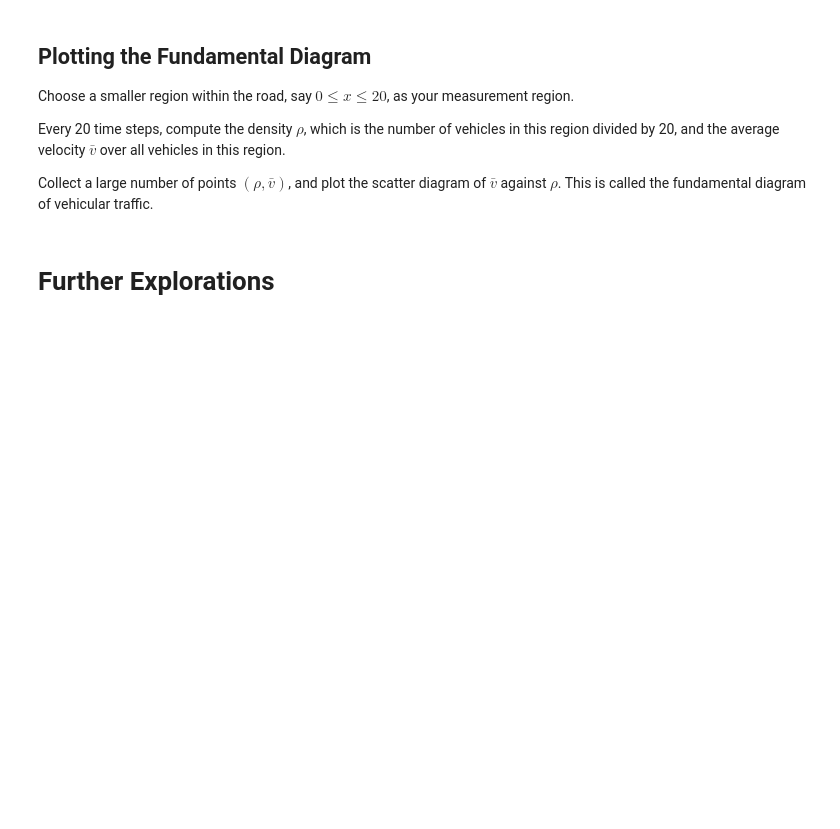
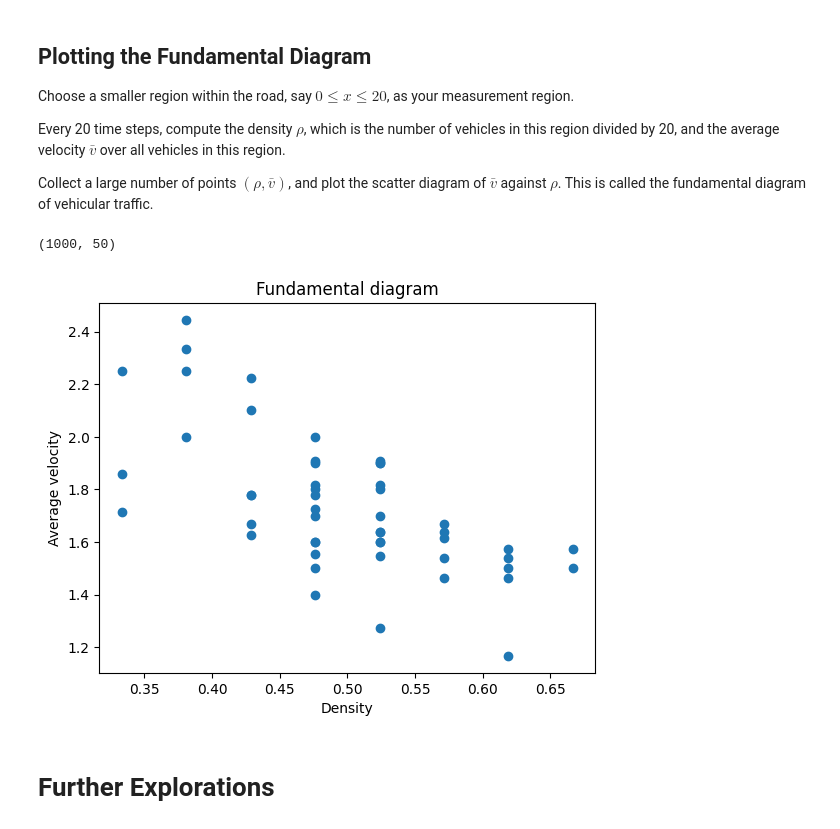
Before and after one commit to PunnawatSiri/Complexity_Science_Course, a Jupyter notebook: NagelSchreckenbergModel.ipynb, the cells around one changed output. Saved outputs shown, nothing was run; the diff lists cells and outputs as text; code cells hidden in the pictures; blank space fills up the shorter version.

```diff
--- a/NagelSchreckenbergModel.ipynb
+++ b/NagelSchreckenbergModel.ipynb
@@ -289,6 +398,52 @@ Choose a smaller region within the road, say $0 \leq x \leq 20$, as your measure
 Every 20 time steps, compute the density $\rho$, which is the number of vehicles in this region divided by 20, and the average velocity $\bar{v}$ over all vehicles in this region.
 
 Collect a large number of points $(\rho, \bar{v})$, and plot the scatter diagram of $\bar{v}$ against $\rho$. This is called the fundamental diagram of vehicular traffic.
+# %%
+class FundamentalDiagram:
+    #inherit traffic from Simulation
+    def __init__(self,traffic,roi,monitor_time):
+        '''
+        traffic: traffic array
+        roi: region of interest
+        monitor_time: time interval to monitor the traffic
+        '''
+        self.traffic = traffic
+        if self.traffic.shape[1] < roi[1]:
+            raise ValueError(f'The region of interest is larger than the road: {traffic.shape[1]}')
+        self.roi = roi
+        if self.traffic.shape[0] < monitor_time:
+            raise ValueError(f'The monitor time is longer than the simulation time: {traffic.shape[0]}')
+        self.monitor_time = monitor_time
+
+    def calculate(self):
+        i = 0
+        self.density = np.zeros(self.traffic.shape[0]//self.monitor_time)
+        self.avg_velocity = np.zeros(self.traffic.shape[0]//self.monitor_time)
+        for t in range(self.traffic.shape[0]):
+            if t%self.monitor_time == 0:
+                self.density[i] = np.count_nonzero(self.traffic[t-1][self.roi[0]:self.roi[-1]+1])/(self.roi[-1]-self.roi[0]+1)
+                self.avg_velocity[i] = np.mean(self.traffic[t][np.nonzero(self.traffic[t][self.roi[0]:self.roi[-1]+1])])
+                i += 1
+
+    def show(self):
+        plt.scatter(self.density, self.avg_velocity)
+        plt.xlabel('Density')
+        plt.ylabel('Average velocity')
+        plt.title('Fundamental diagram')
+        plt.show()
+# %%
+sim = Simulation(50,25,2,1000)
+sim.simulate()
+traffic = sim.traffic
+traffic.shape
+# %% [output]
+(1000, 50)
+# %%
+FD = FundamentalDiagram(traffic,[0,20],20)
+FD.calculate()
+FD.show()
+# %% [output]
+[figure, added]
 # %% [markdown]
 # Further Explorations
 # %% [markdown]
```
Also changed, not shown: parts of 15 cells of this notebook.
